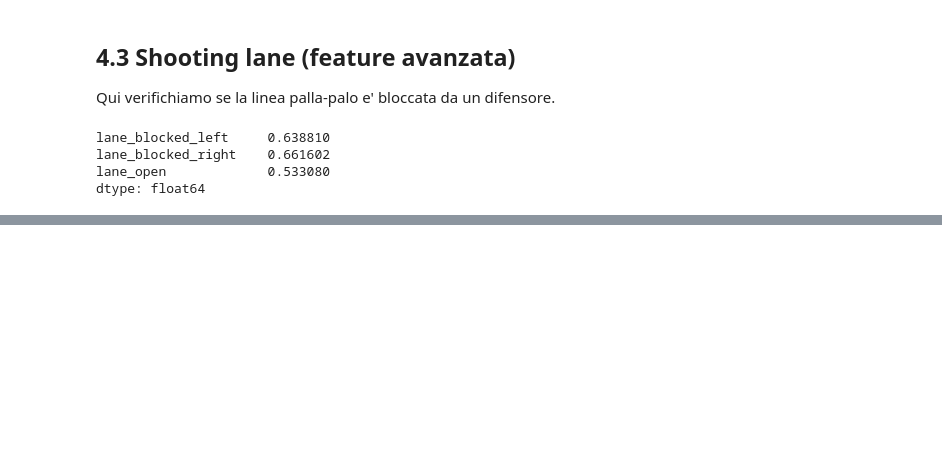
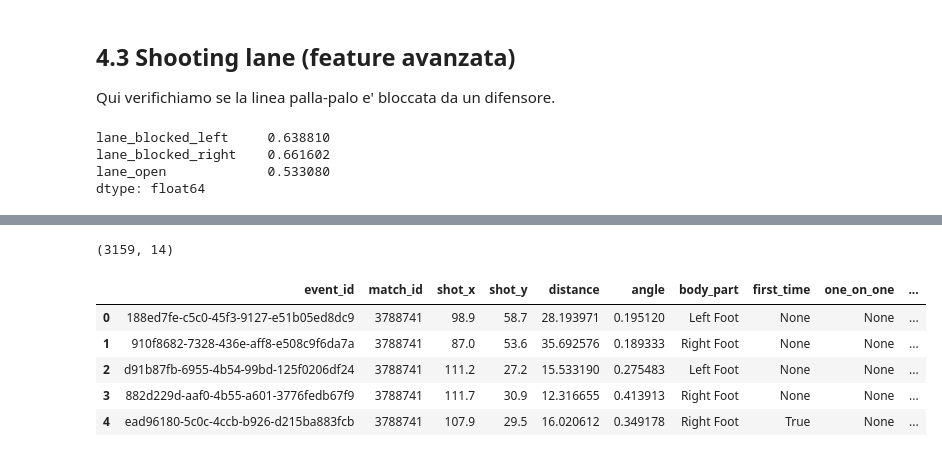
Before and after one commit to lollokomotiv/sport_code_repo, a Jupyter notebook: xgoals_project/xg_notebook_statsbomb.ipynb, the cells around one changed output, grey strips where cells are left out. Cells and saved outputs as stored; diff of their text form; code cells hidden in the pictures; blank space fills up the shorter version.

```diff
--- a/xgoals_project/xg_notebook_statsbomb.ipynb
+++ b/xgoals_project/xg_notebook_statsbomb.ipynb
@@ -1065,0 +1152,45 @@ dtype: float64
+# %%
+# Costruzione dataset base (one row per shot) + target
+base_rows = []
+for mid in valid_match_ids:
+    ev = json.loads((EVENTS_DIR / f"{mid}.json").read_text())
+    for e in ev:
+        if not is_open_play_shot(e):
+            continue
+        event_id = e.get("id")
+        if event_id not in frames_by_event:
+            continue
+
+        loc = e.get("location") or []
+        if len(loc) < 2:
+            continue
+        x, y = loc[0], loc[1]
+
+        base_rows.append({
+            "event_id": event_id,
+            "match_id": mid,
+            "shot_x": x,
+            "shot_y": y,
+            "distance": distance_to_goal(x, y),
+            "angle": shot_angle(x, y),
+            "body_part": e.get("shot", {}).get("body_part", {}).get("name"),
+            "first_time": e.get("shot", {}).get("first_time"),
+            "one_on_one": e.get("shot", {}).get("one_on_one"),
+            "under_pressure": e.get("under_pressure"),
+            "shot_type": e.get("shot", {}).get("type", {}).get("name"),
+            "shot_technique": e.get("shot", {}).get("technique", {}).get("name"),
+            "play_pattern": e.get("play_pattern", {}).get("name"),
+            "goal": 1 if shot_outcome_is_goal(e) else 0,
+        })
+
+shots_base = pd.DataFrame(base_rows)
+print(shots_base.shape)
+shots_base.head()
+# %% [output]
+(3159, 14)
+|  | event_id | match_id | shot_x | shot_y | distance | angle | body_part | first_time | one_on_one | ... |
+| 0 | 188ed7fe-c5c0-45f3-9127-e51b05ed8dc9 | 3788741 | 98.9 | 58.7 | 28.193971 | 0.195120 | Left Foot | None | None | ... |
+| 1 | 910f8682-7328-436e-aff8-e508c9f6da7a | 3788741 | 87.0 | 53.6 | 35.692576 | 0.189333 | Right Foot | None | None | ... |
+| 2 | d91b87fb-6955-4b54-99bd-125f0206df24 | 3788741 | 111.2 | 27.2 | 15.533190 | 0.275483 | Left Foot | None | None | ... |
+| 3 | 882d229d-aaf0-4b55-a601-3776fedb67f9 | 3788741 | 111.7 | 30.9 | 12.316655 | 0.413913 | Right Foot | None | None | ... |
+| 4 | ead96180-5c0c-4ccb-b926-d215ba883fcb | 3788741 | 107.9 | 29.5 | 16.020612 | 0.349178 | Right Foot | True | None | ... |
```
Also changed, not shown: parts of 29 cells of this notebook.
